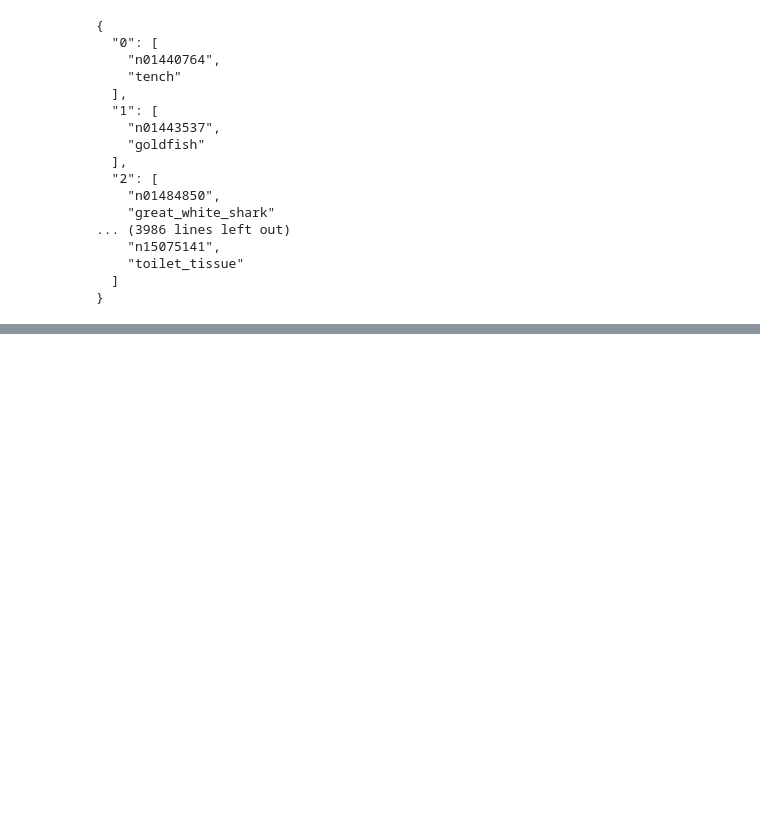
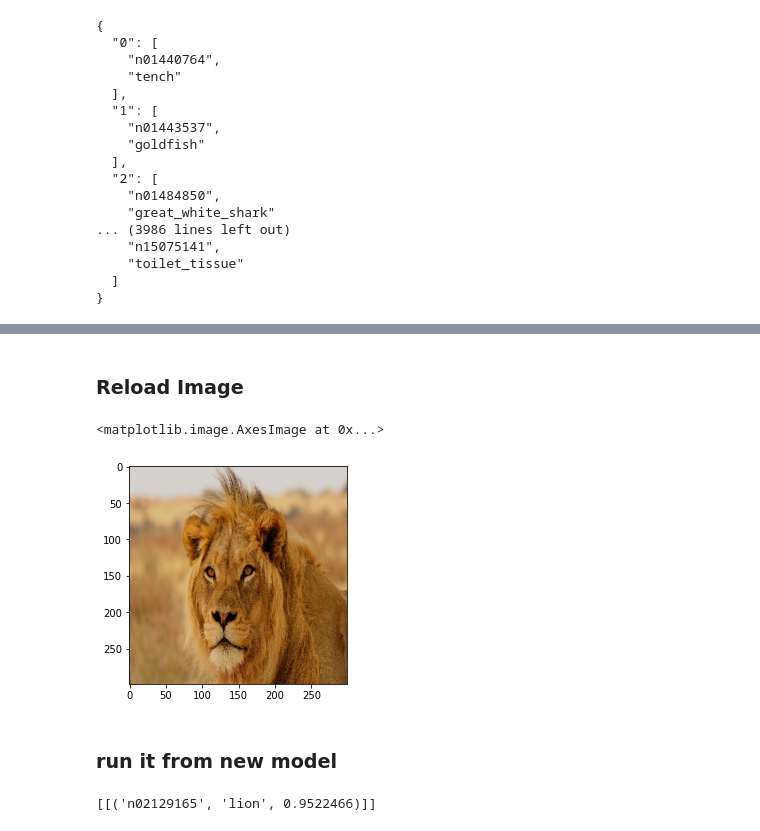
Before and after one commit to wesreisz/image_classification, a Jupyter notebook: notebook/Image Recognition Xception.ipynb, the cells around one changed output, grey strips where cells are left out. Drawn from its saved outputs; the diff is of its cells as text; code cells hidden in the pictures; blank space fills up the shorter version.

```diff
--- a/notebook/Image Recognition Xception.ipynb
+++ b/notebook/Image Recognition Xception.ipynb
@@ -69,0 +103,20 @@ print(json.dumps(imgnet_map, indent=2))
+# %% [markdown]
+### Reload Image
+# %%
+#cat.jpg|knights.jpg|dog.jpg|lion.jpg|
+IMAGE_PATH='../tests/lion.jpg'
+img=tf.keras.preprocessing.image.load_img(IMAGE_PATH,target_size=(299,299))
+img=tf.keras.preprocessing.image.img_to_array(img)
+#view the image
+plt.imshow(img/299.)
+# %% [output]
+<matplotlib.image.AxesImage at 0x...>
+[figure, added]
+# %% [markdown]
+### run it from new model
+# %%
+img_new=tf.keras.applications.xception.preprocess_input(img)
+predictions=model.predict(np.array([img_new]))
+xception.decode_predictions(predictions,top=1)
+# %% [output]
+[[('n02129165', 'lion', 0.9522466)]]
```
Also changed, not shown: parts of 9 cells of this notebook, 1 other file.
